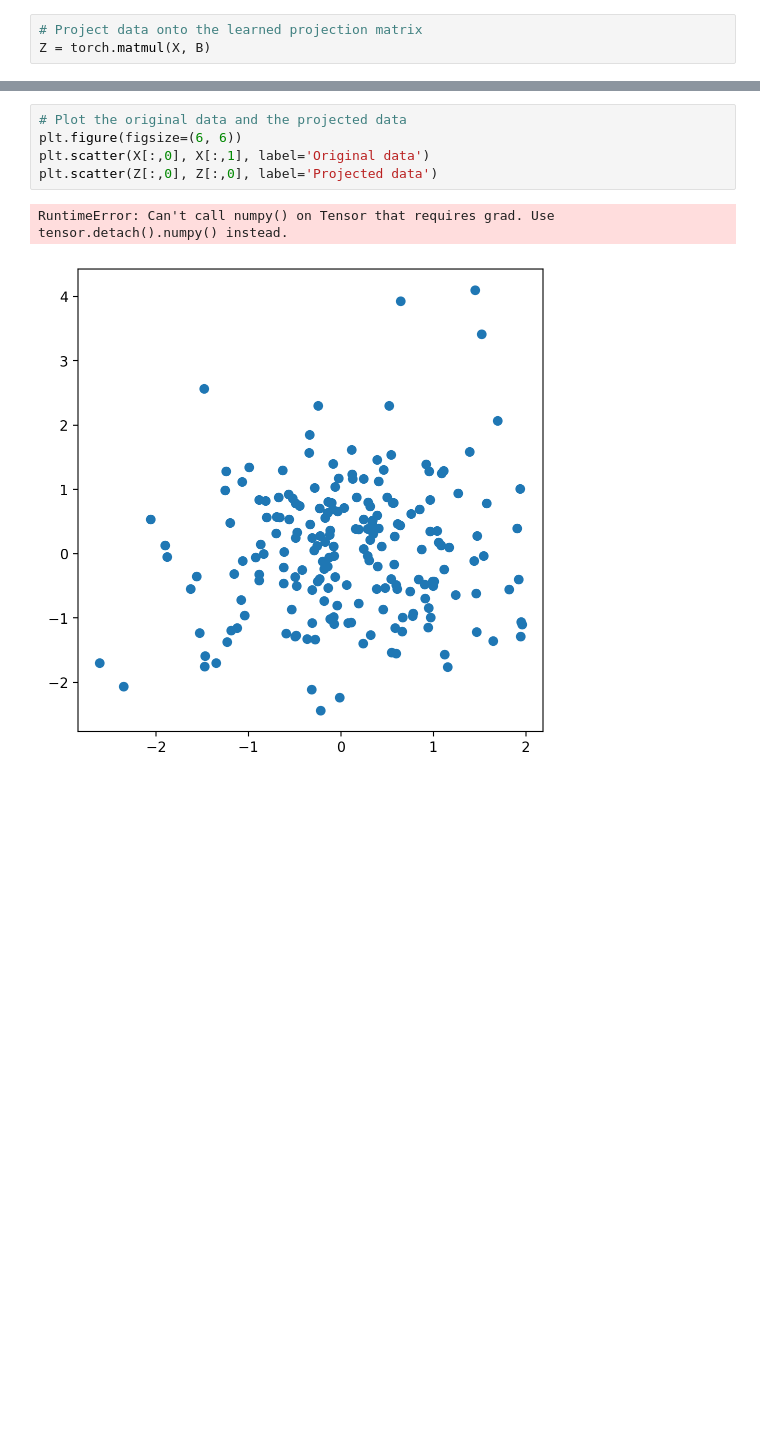
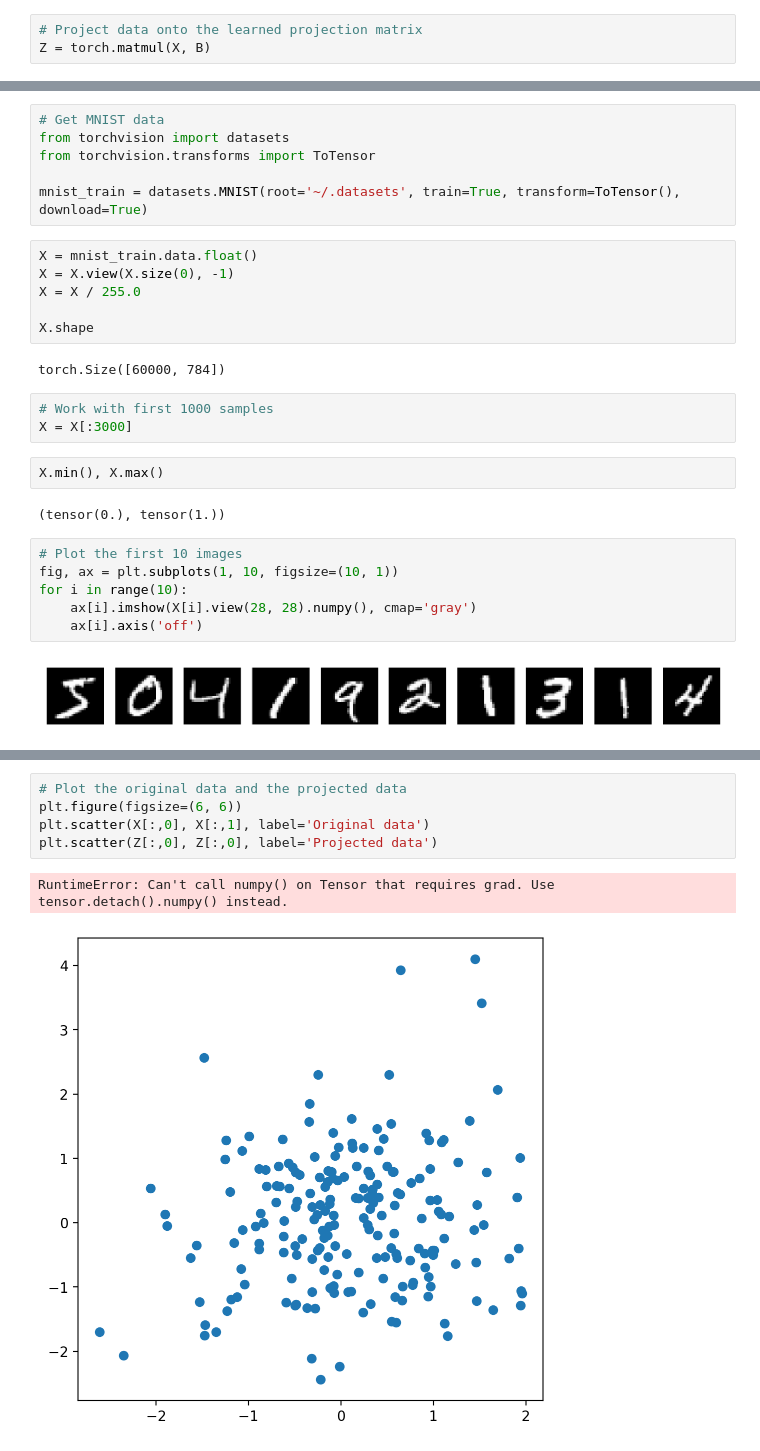
Before and after one commit to nipunbatra/ml-teaching, a Jupyter notebook: notebooks/pca.ipynb, the cells around one changed output, grey strips where cells are left out. Saved outputs shown, nothing was run; the diff lists cells and outputs as text; blank space fills up the shorter version.

```diff
--- a/notebooks/pca.ipynb
+++ b/notebooks/pca.ipynb
@@ -110,0 +171,29 @@ Z = torch.matmul(X, B)
+# %%
+# Get MNIST data
+from torchvision import datasets
+from torchvision.transforms import ToTensor
+
+mnist_train = datasets.MNIST(root='~/.datasets', train=True, transform=ToTensor(), download=True)
+# %%
+X = mnist_train.data.float()
+X = X.view(X.size(0), -1)
+X = X / 255.0
+
+X.shape
+# %% [output]
+torch.Size([60000, 784])
+# %%
+# Work with first 1000 samples
+X = X[:3000]
+# %%
+X.min(), X.max()
+# %% [output]
+(tensor(0.), tensor(1.))
+# %%
+# Plot the first 10 images
+fig, ax = plt.subplots(1, 10, figsize=(10, 1))
+for i in range(10):
+    ax[i].imshow(X[i].view(28, 28).numpy(), cmap='gray')
+    ax[i].axis('off')
+# %% [output]
+[figure, added]
```
Also changed, not shown: parts of 37 cells of this notebook.
